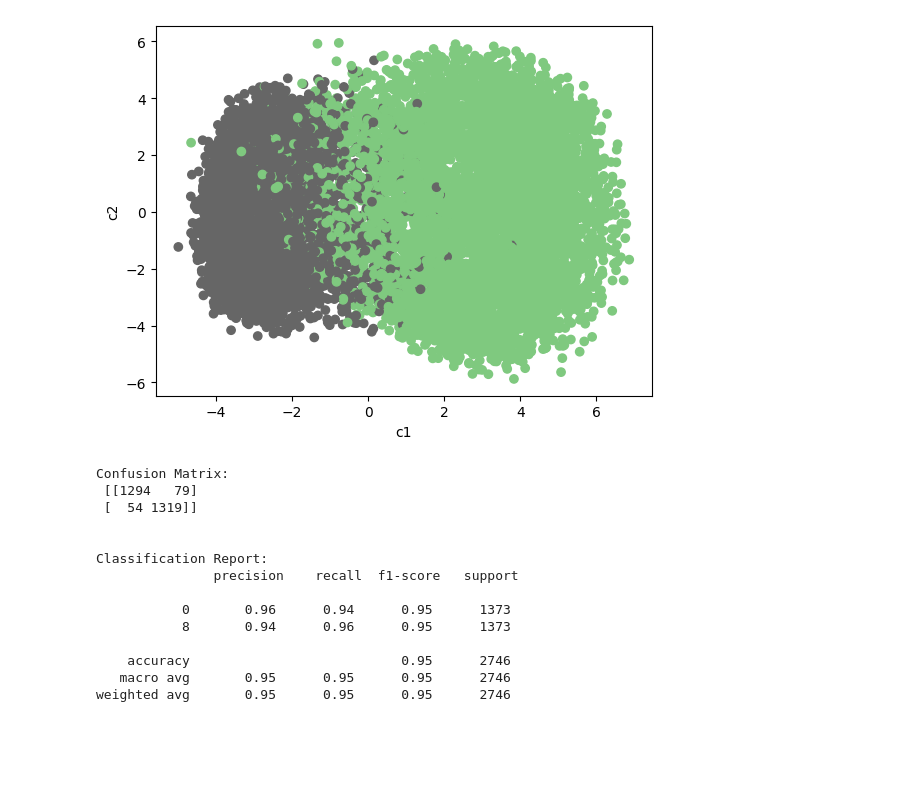
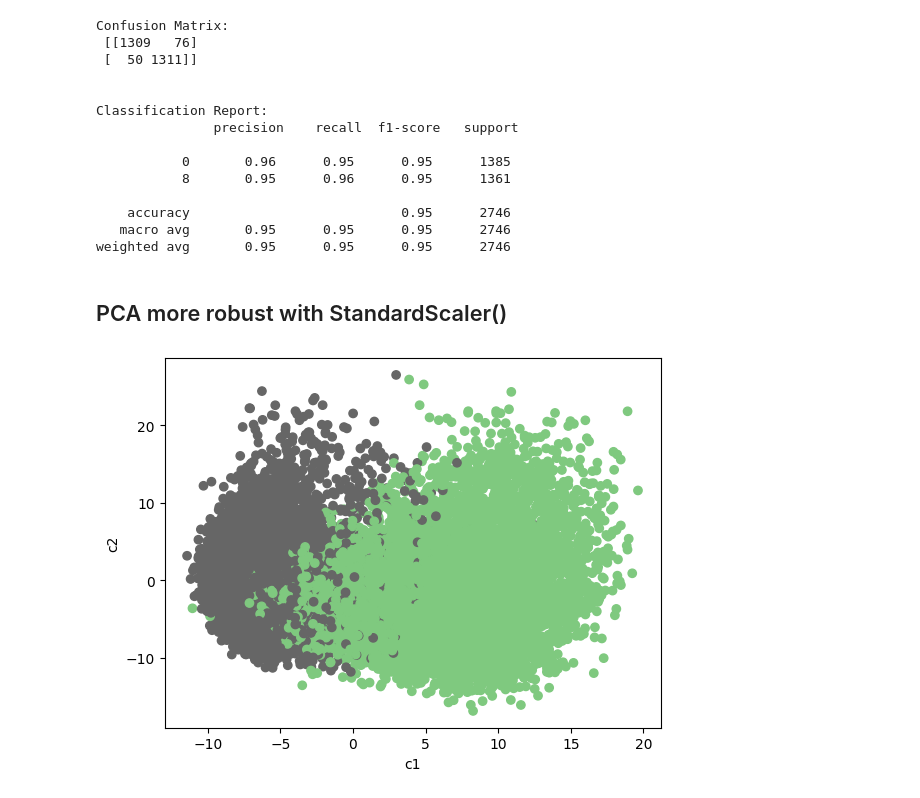
Before and after one commit to mauriciosierrav/Machine-Learning-II-UDEA, a Jupyter notebook: workshop_solution/Punto8.ipynb, the cells around one changed output. Cells and saved outputs as stored; diff of their text form; code cells hidden in the pictures; blank space fills up the shorter version.

```diff
--- a/workshop_solution/Punto8.ipynb
+++ b/workshop_solution/Punto8.ipynb
@@ -75,42 +70,45 @@ print(y_train.shape)
 # %%
-
-
-# Plot the 2 new features generated by PCA
-plt.scatter(X_train_pca[:,0], X_train_pca[:,1], c=y_train.astype('int32'), cmap='Accent')
-plt.xlabel('c1')
-plt.ylabel('c2')
-plt.show()
-
-
-
-
 # Train logistic regression on reduced dataset
-clf1 = LogisticRegression(random_state=0).fit(X_train_pca, y_train)
+clf1 = LogisticRegression(random_state=0).fit(X_train_pca, y_mm_train)
 
 # Test score
-score1 = clf1.score(X_test_pca, y_test)
+score1 = clf1.score(X_test_pca, y_mm_test)
 
 # Confusion matrix
 predictions1 = clf1.predict(X_test_pca)
-cm1 = metrics.confusion_matrix(y_true=y_test, y_pred=predictions1, labels=clf1.classes_)
+cm1 = metrics.confusion_matrix(y_true=y_mm_test, y_pred=predictions1, labels=clf1.classes_)
 print('Confusion Matrix:', "\n", cm1, "\n"*2)
 
 # Evaluate the model using classification_report for accuracy, precision, and recall
-cr1 = metrics.classification_report(y_test, predictions1, target_names=clf1.classes_)
+cr1 = metrics.classification_report(y_mm_test, predictions1, target_names=clf1.classes_)
 print('Classification Report:', "\n", cr1)
 # %% [output]
-[figure, removed]
 Confusion Matrix:
- [[1294   79]
- [  54 1319]]
+ [[1309   76]
+ [  50 1311]]
 
 
 Classification Report:
                precision    recall  f1-score   support
 
-           0       0.96      0.94      0.95      1373
-           8       0.94      0.96      0.95      1373
+           0       0.96      0.95      0.95      1385
+           8       0.95      0.96      0.95      1361
 
     accuracy                           0.95      2746
    macro avg       0.95      0.95      0.95      2746
 weighted avg       0.95      0.95      0.95      2746
+# %% [markdown]
+## PCA more robust with StandardScaler()
+# %%
+# Apply PCA with 2 components
+pca = PCA(n_components=2)
+X_train_pca = pca.fit_transform(X_ss_train)
+X_test_pca = pca.transform(X_ss_test)
+
+# Plot the 2 new features generated by PCA
+plt.scatter(X_train_pca[:,0], X_train_pca[:,1], c=y_ss_train.astype('int32'), cmap='Accent')
+plt.xlabel('c1')
+plt.ylabel('c2')
+plt.show()
+# %% [output]
+[figure, added]
```
Also changed, not shown: parts of 10 cells of this notebook, 3 other files.
